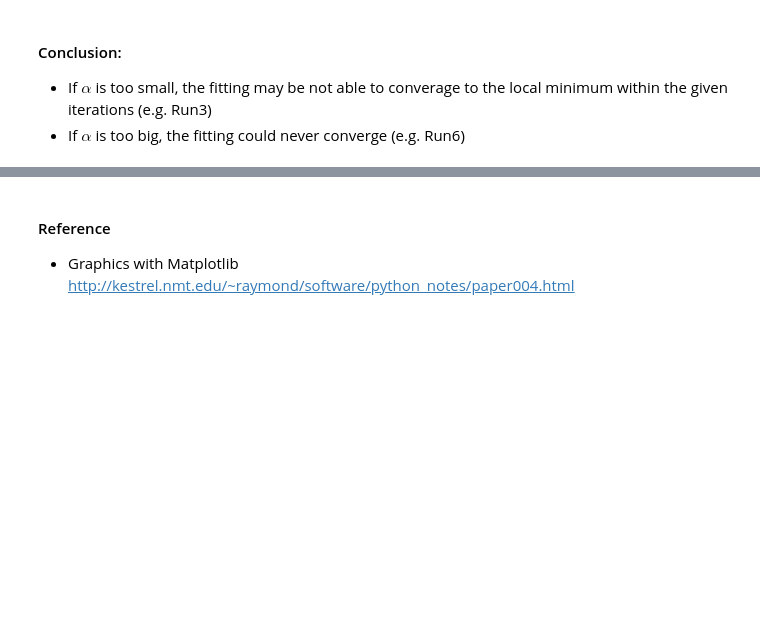
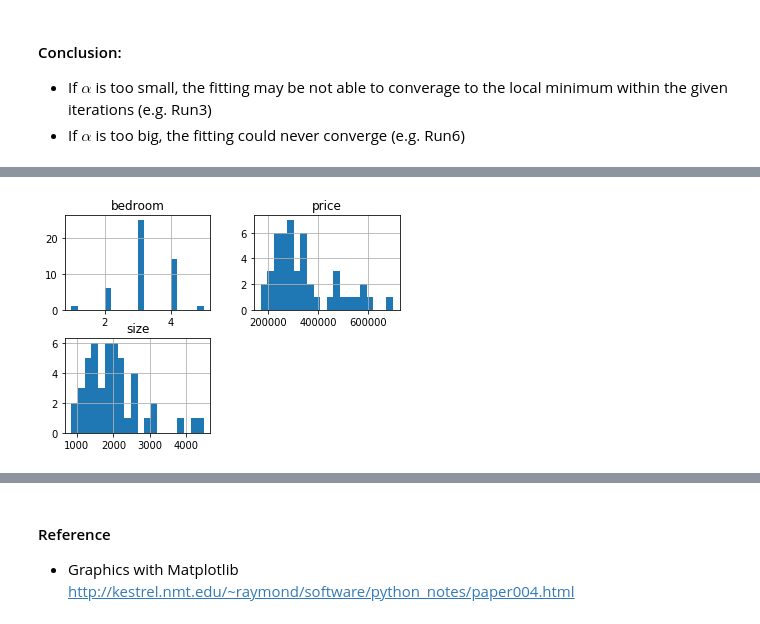
Before and after one commit to fiony/ml-course-andrew-ng, a Jupyter notebook: ex1/Programming Exercise 1-Linear Regression.ipynb, the cells around one changed output, grey strips where cells are left out. Cells and saved outputs as stored; diff of their text form; code cells hidden in the pictures; blank space fills up the shorter version.

```diff
--- a/ex1/Programming Exercise 1-Linear Regression.ipynb
+++ b/ex1/Programming Exercise 1-Linear Regression.ipynb
@@ -407,0 +427,5 @@ plt.show()
+# %%
+# Load data
+data2 = pd.read_csv('ex1data2.txt', names=['size','bedroom','price'])
+print ('\nFirst 10 examples from the dataset:')
+data2[0:10]
@@ -407,0 +445,5 @@ plt.show()
+# %%
+# plot data histgram
+hist = data2.hist(bins=20)
+# %% [output]
+[figure, added]
```
Also changed, not shown: parts of 10 cells of this notebook, 1 other file.
